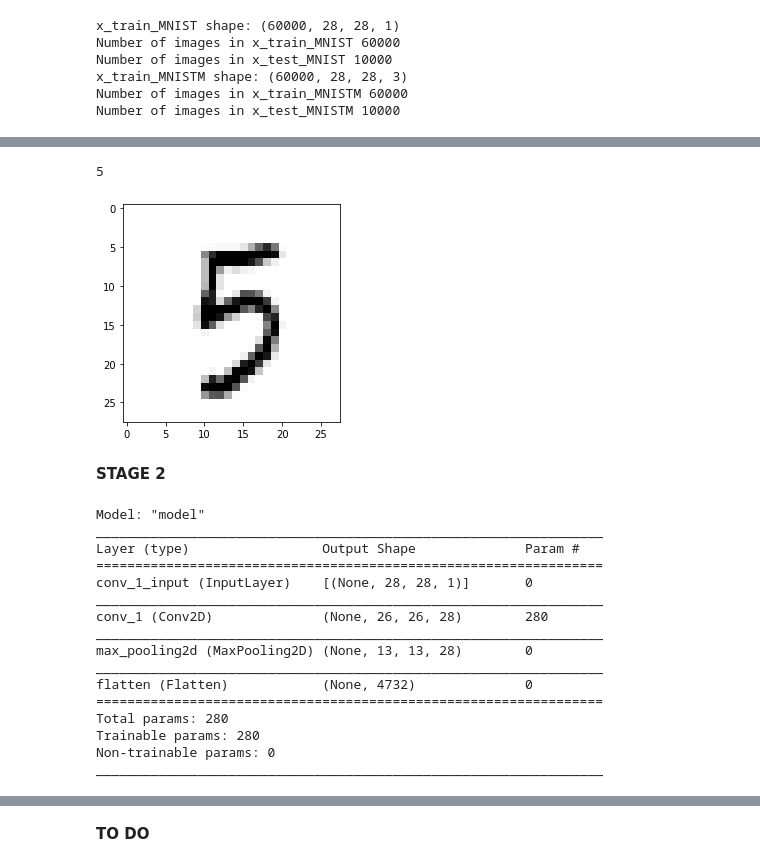
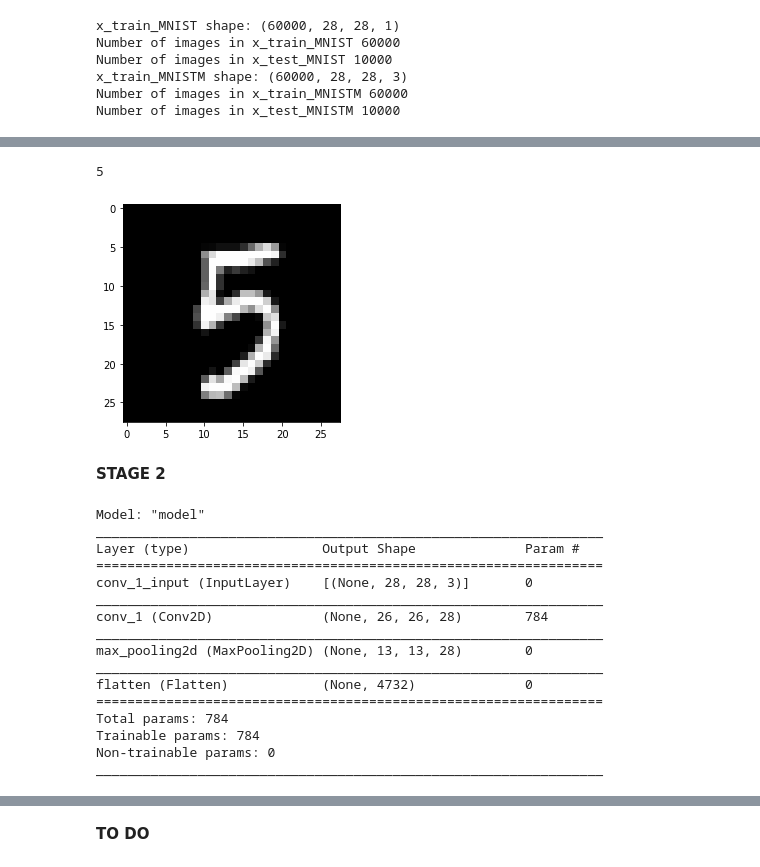
Before and after one commit to vvekraman/Missing-Class-Robust-Domain-Adaptation-by-Unilateral-Alignment, a Jupyter notebook: Implementation_DAUA.ipynb, the cells around one changed output, grey strips where cells are left out. Saved outputs shown, nothing was run; the diff lists cells and outputs as text; code cells hidden in the pictures.

```diff
--- a/Implementation_DAUA.ipynb
+++ b/Implementation_DAUA.ipynb
@@ -96,7 +97,7 @@ Number of images in x_train_MNISTM 60000
 Number of images in x_test_MNISTM 10000
 # %%
 # def input shape
-input_shape = (28, 28, 1)
+input_shape = (28, 28, 3)
 # %%
 #model s1
 def net_s1():
@@ -108,9 +109,12 @@ def net_s1():
   seq.add(Dropout(0.2))
   seq.add(Dense(10,activation=tf.nn.softmax))
   return seq
+# %%
+x_train_MNIST = tf.image.grayscale_to_rgb(tf.expand_dims(x_train_MNIST, axis=0))
+x_test_MNIST = tf.image.grayscale_to_rgb(tf.expand_dims(x_test_MNIST, axis=0))
 # %%
 # compiling and fitting the s1 model
 model_s1 = net_s1()
 model_s1.compile(optimizer='adam', loss='sparse_categorical_crossentropy', metrics=['accuracy'])
-model_s1.fit(x=x_train_MNIST,y=y_train_MNIST, epochs=10)
+model_s1.fit(x=x_train_MNIST[0],y=y_train_MNIST, epochs=1)
 # %% [output]
@@ -144,12 +129,12 @@ model_s1.evaluate(x_test_MNIST, y_test_MNIST)
 # %%
 # Predicting
 img_index = 4422
-plt.imshow(x_test_MNIST[img_index].reshape(28, 28),cmap='Greys')
-pred = model_s1.predict(x_test_MNIST[img_index].reshape(1, 28, 28, 1))
+plt.imshow(x_test_MNIST[0][img_index],cmap='Greys')
+pred = model_s1.predict(tf.reshape(x_test_MNIST[0][img_index], [1,28,28,3]))
 print(pred.argmax())
 # %% [output]
 5
-[figure, old version]
+[figure, new version]
 # %% [markdown]
 **STAGE 2**
 # %%
@@ -161,15 +146,15 @@ Model: "model"
 _________________________________________________________________
 Layer (type)                 Output Shape              Param #
 =================================================================
-conv_1_input (InputLayer)    [(None, 28, 28, 1)]       0
+conv_1_input (InputLayer)    [(None, 28, 28, 3)]       0
 _________________________________________________________________
-conv_1 (Conv2D)              (None, 26, 26, 28)        280
+conv_1 (Conv2D)              (None, 26, 26, 28)        784
 _________________________________________________________________
 max_pooling2d (MaxPooling2D) (None, 13, 13, 28)        0
 _________________________________________________________________
 flatten (Flatten)            (None, 4732)              0
 =================================================================
-Total params: 280
-Trainable params: 280
+Total params: 784
+Trainable params: 784
 Non-trainable params: 0
 _________________________________________________________________
```
Also changed, not shown: parts of 16 cells of this notebook.
